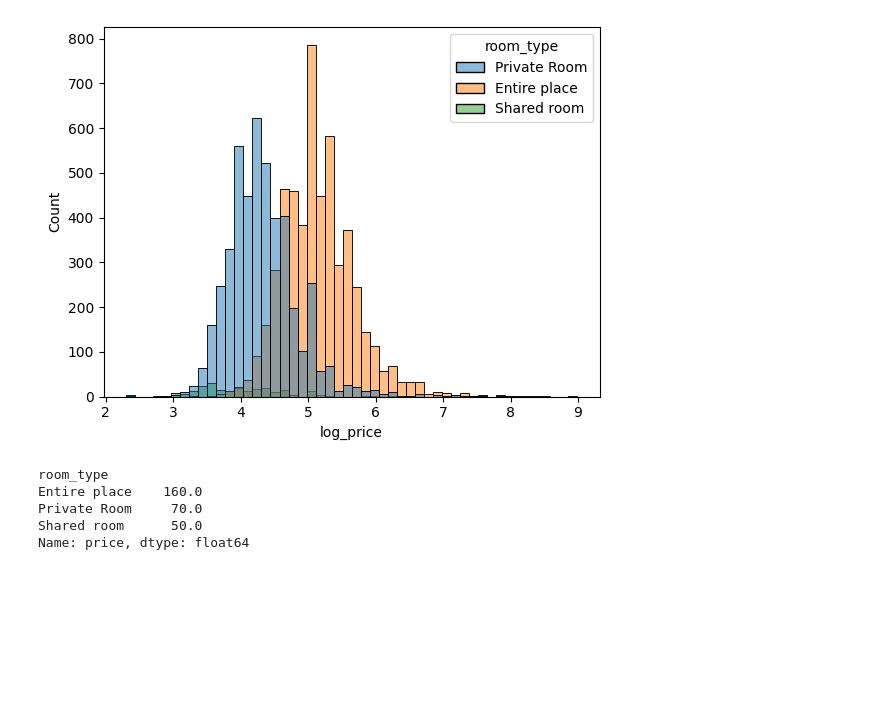
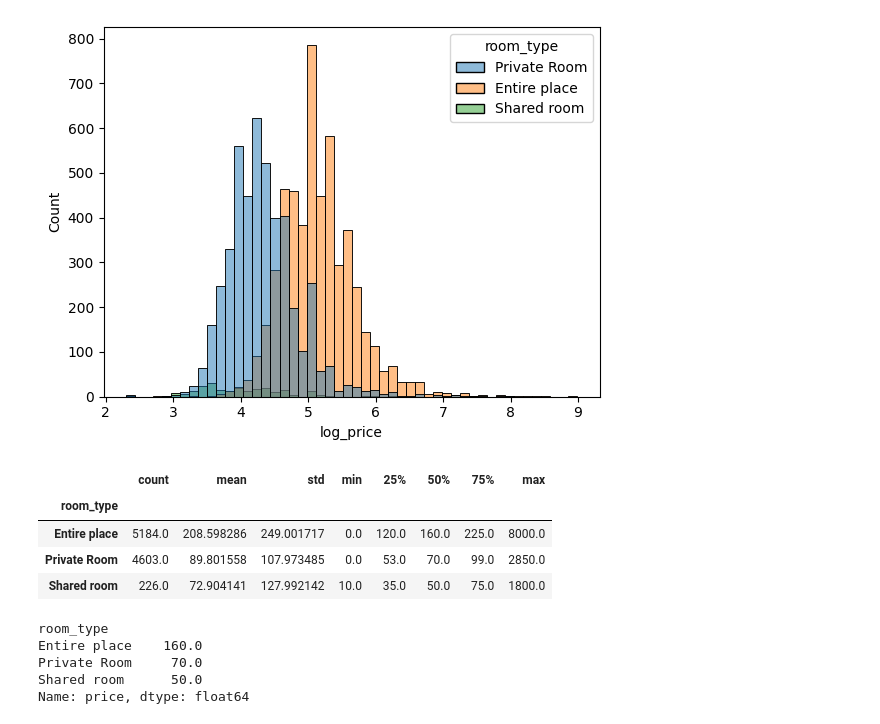
Before and after one commit to kingb6/Data_Preprocessing_Report, a Jupyter notebook: Cleaning_Data_in_Python_live_session.ipynb, the cells around one changed output. Saved outputs shown, nothing was run; the diff lists cells and outputs as text; code cells hidden in the pictures; blank space fills up the shorter version.

```diff
--- a/Cleaning_Data_in_Python_live_session.ipynb
+++ b/Cleaning_Data_in_Python_live_session.ipynb
@@ -594,6 +594,15 @@ sns.histplot(data = airbnb, x="log_price",  hue="room_type", bins=50)
 plt.show()
 # %% [output]
 [figure]
+# %%
+table = airbnb.groupby('room_type')['price'].describe()
+display(table)
+# %% [output]
+|  | count | mean | std | min | 25% | 50% | 75% | max |
+| room_type |  |  |  |  |  |  |  |  |
+| Entire place | 5184.0 | 208.598286 | 249.001717 | 0.0 | 120.0 | 160.0 | 225.0 | 8000.0 |
+| Private Room | 4603.0 | 89.801558 | 107.973485 | 0.0 | 53.0 | 70.0 | 99.0 | 2850.0 |
+| Shared room | 226.0 | 72.904141 | 127.992142 | 10.0 | 35.0 | 50.0 | 75.0 | 1800.0 |
 # %%
 # Get median price per room_type
 airbnb.groupby('room_type')['price'].median()
```
Also changed, not shown: parts of 2 cells of this notebook.
